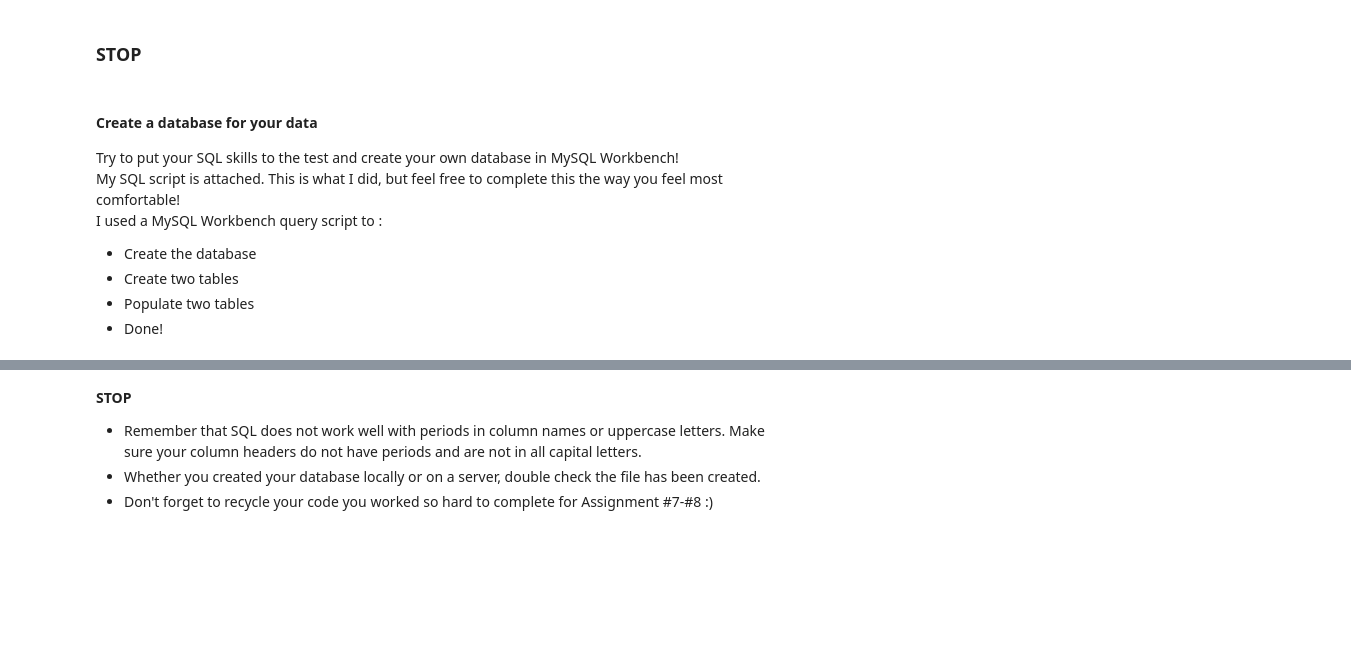
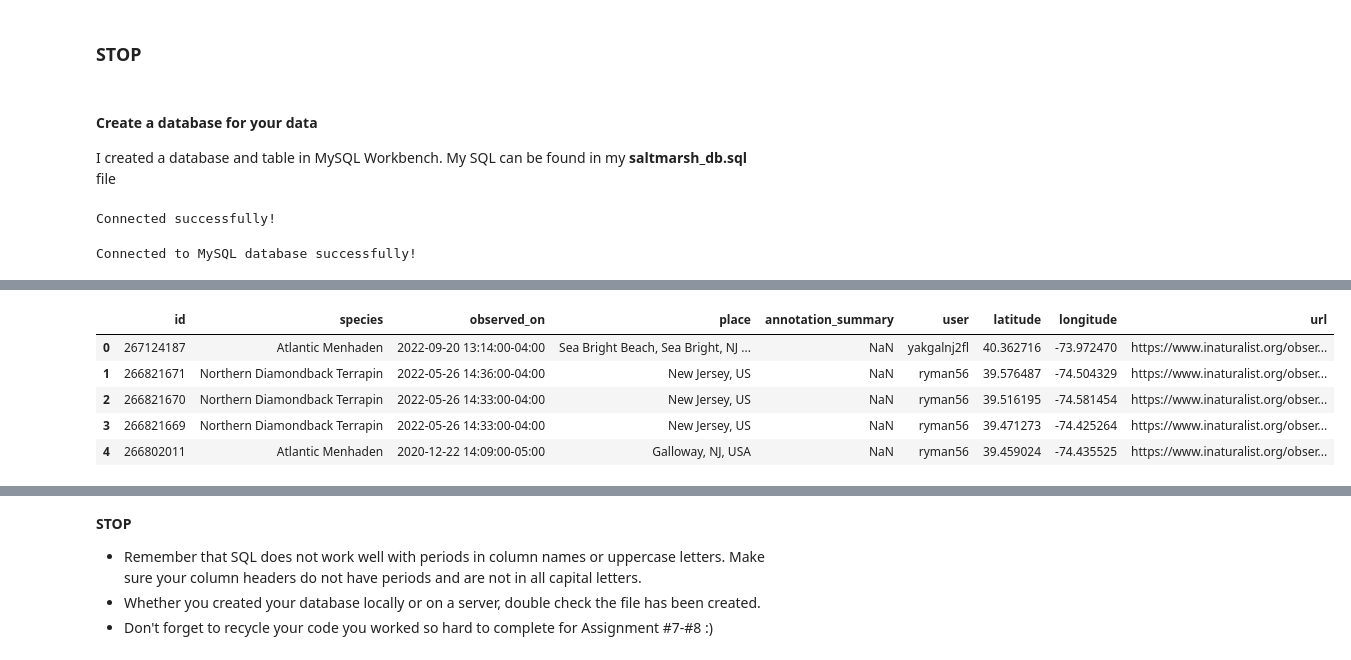
Before and after one commit to joedag32/DSSA-5102_Spring2025, a Jupyter notebook: Assignments/Assignment_10/Assignment10_Dagostino.ipynb, the cells around one changed output, grey strips where cells are left out. Cells and saved outputs as stored; diff of their text form; code cells hidden in the pictures; blank space fills up the shorter version.

Commit message:
data is populated in the table

```diff
--- a/Assignments/Assignment_10/Assignment10_Dagostino.ipynb
+++ b/Assignments/Assignment_10/Assignment10_Dagostino.ipynb
@@ -547,21 +547,30 @@ Total observations collected: 4453
 ### **STOP**
 # %% [markdown]
 #### Create a database for your data
-Try to put your SQL skills to the test and create your own database in MySQL Workbench! <br>
-My SQL script is attached. This is what I did, but feel free to complete this the way you feel most comfortable! <br>
-I used a MySQL Workbench query script to :
-- Create the database
-- Create two tables
-- Populate two tables
-- Done!
+I created a database and table in MySQL Workbench. My SQL can be found in my **saltmarsh_db.sql** file
 # %%
 # Connect to MySQL Workbench database that you just created!
 conn = mysql.connector.connect(
     host='localhost',
     user='root',
-    password='!',
-    database=''
+    password='karateChop',
+    database='assignment_10'
 )
 cursor = conn.cursor()
 
 print("Connected successfully!")
+# %% [output]
+Connected successfully!
+# %%
+# Time to connect to the database using SQL Alchemy:
+DATABASE_URL = "mysql+mysqlconnector://root:karateChop@localhost/assignment_10" # Use MySQL Connector to connect to the database
+engine = create_engine(DATABASE_URL) # Creates a connection to the MySQL database
+
+print("Connected to MySQL database successfully!")
+# %% [output]
+Connected to MySQL database successfully!
+# %%
+animals_file_df = pd.read_csv('animals.csv') # load the animals.csv, so I don't have to run the above extraction again
+# %%
+animals_file_df.head() # Let's get a quick preview of loaded dataframe
+# %% [output]
@@ -567,0 +578,6 @@ print("Connected successfully!")
+|  | id | species | observed_on | place | annotation_summary | user | latitude | longitude | url |
+| 0 | 267124187 | Atlantic Menhaden | 2022-09-20 13:14:00-04:00 | Sea Bright Beach, Sea Bright, NJ ... | NaN | yakgalnj2fl | 40.362716 | -73.972470 | https://www.inaturalist.org/obser... |
+| 1 | 266821671 | Northern Diamondback Terrapin | 2022-05-26 14:36:00-04:00 | New Jersey, US | NaN | ryman56 | 39.576487 | -74.504329 | https://www.inaturalist.org/obser... |
+| 2 | 266821670 | Northern Diamondback Terrapin | 2022-05-26 14:33:00-04:00 | New Jersey, US | NaN | ryman56 | 39.516195 | -74.581454 | https://www.inaturalist.org/obser... |
+| 3 | 266821669 | Northern Diamondback Terrapin | 2022-05-26 14:33:00-04:00 | New Jersey, US | NaN | ryman56 | 39.471273 | -74.425264 | https://www.inaturalist.org/obser... |
+| 4 | 266802011 | Atlantic Menhaden | 2020-12-22 14:09:00-05:00 | Galloway, NJ, USA | NaN | ryman56 | 39.459024 | -74.435525 | https://www.inaturalist.org/obser... |
```
Also changed, not shown: parts of 4 cells of this notebook, 2 other files.
